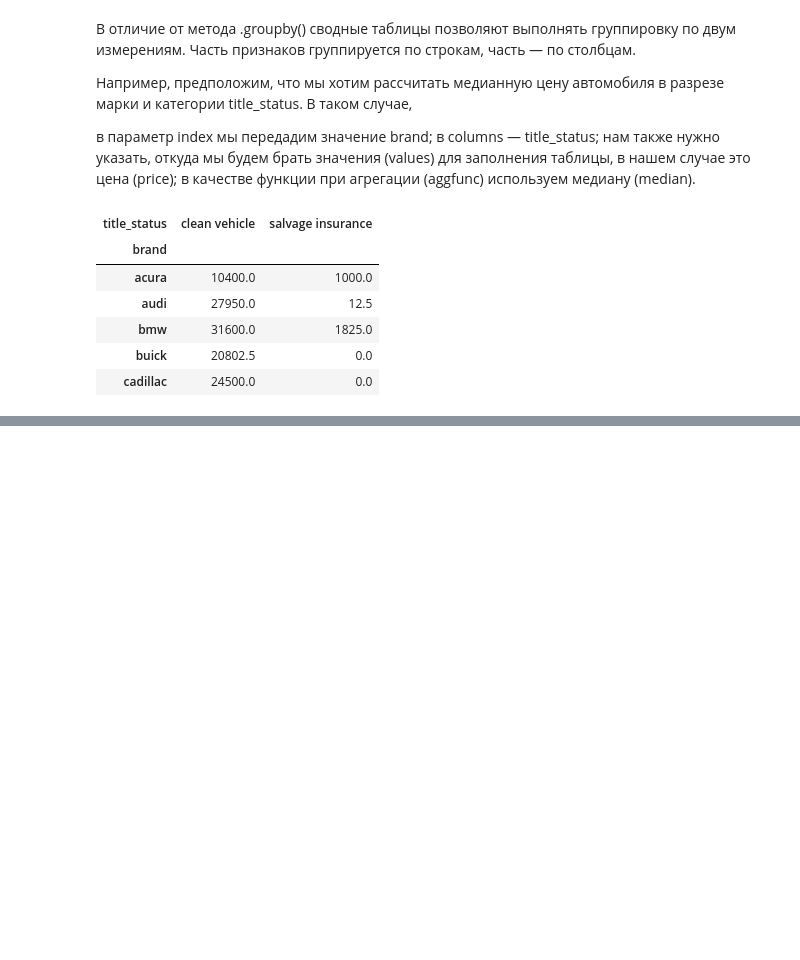
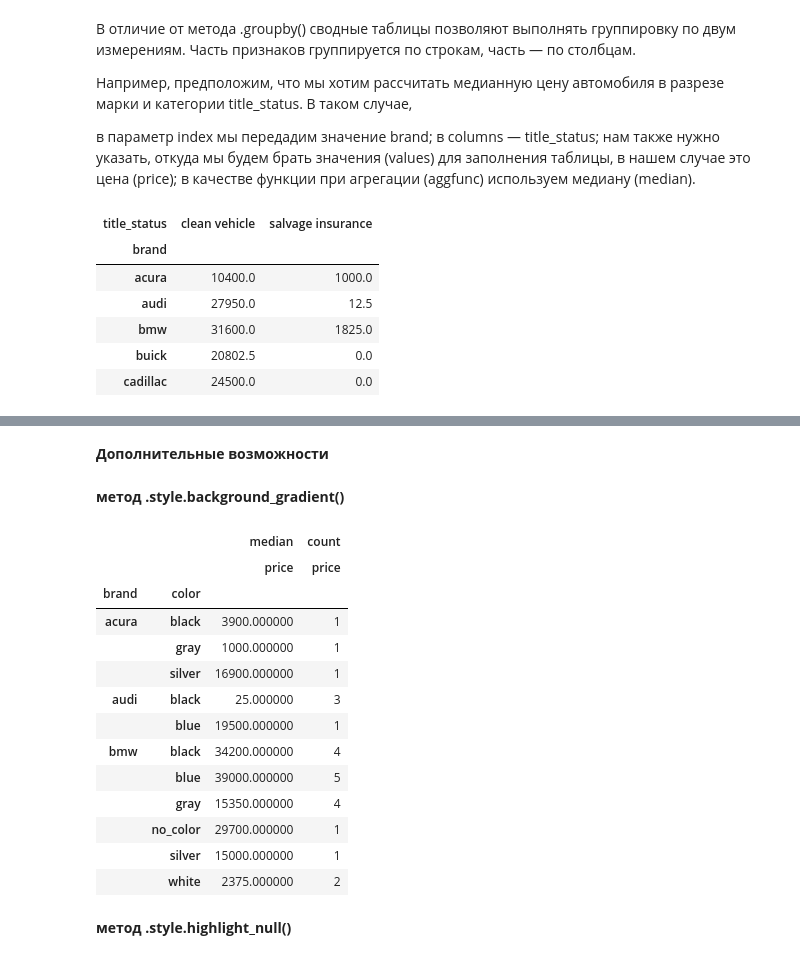
Before and after one commit to ShaidulinAndrew/Pandas_classes, a Jupyter notebook: Pandas2_makarov.ipynb, the cells around one changed output, grey strips where cells are left out. Cells and saved outputs as stored; diff of their text form; code cells hidden in the pictures; blank space fills up the shorter version.

```diff
--- a/Pandas2_makarov.ipynb
+++ b/Pandas2_makarov.ipynb
@@ -1874,0 +1890,26 @@ pd.pivot_table(cars,
+# %% [markdown]
+__Дополнительные возможности__
+# %% [markdown]
+__метод .style.background_gradient()__
+# %%
+pd.pivot_table(cars,
+               index = ['brand', 'color'],
+               values = 'price',
+               aggfunc = ['median', 'count']).round(2).head(11).style.background_gradient()
+# %% [output]
+|  |  | median | count |
+|  |  | price | price |
+| brand | color |  |  |
+| acura | black | 3900.000000 | 1 |
+|  | gray | 1000.000000 | 1 |
+|  | silver | 16900.000000 | 1 |
+| audi | black | 25.000000 | 3 |
+|  | blue | 19500.000000 | 1 |
+| bmw | black | 34200.000000 | 4 |
+|  | blue | 39000.000000 | 5 |
+|  | gray | 15350.000000 | 4 |
+|  | no_color | 29700.000000 | 1 |
+|  | silver | 15000.000000 | 1 |
+|  | white | 2375.000000 | 2 |
+# %% [markdown]
+__метод .style.highlight_null()__
```
Also changed, not shown: parts of 13 cells of this notebook.
